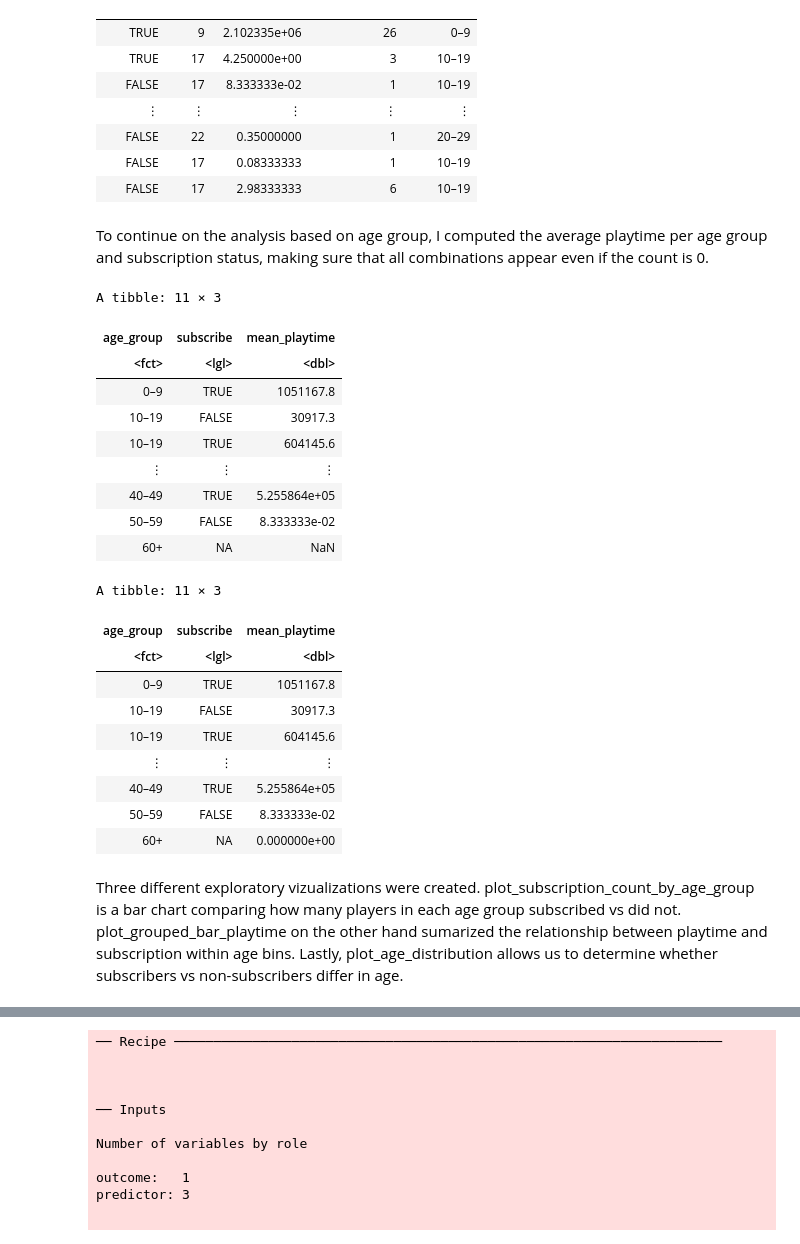
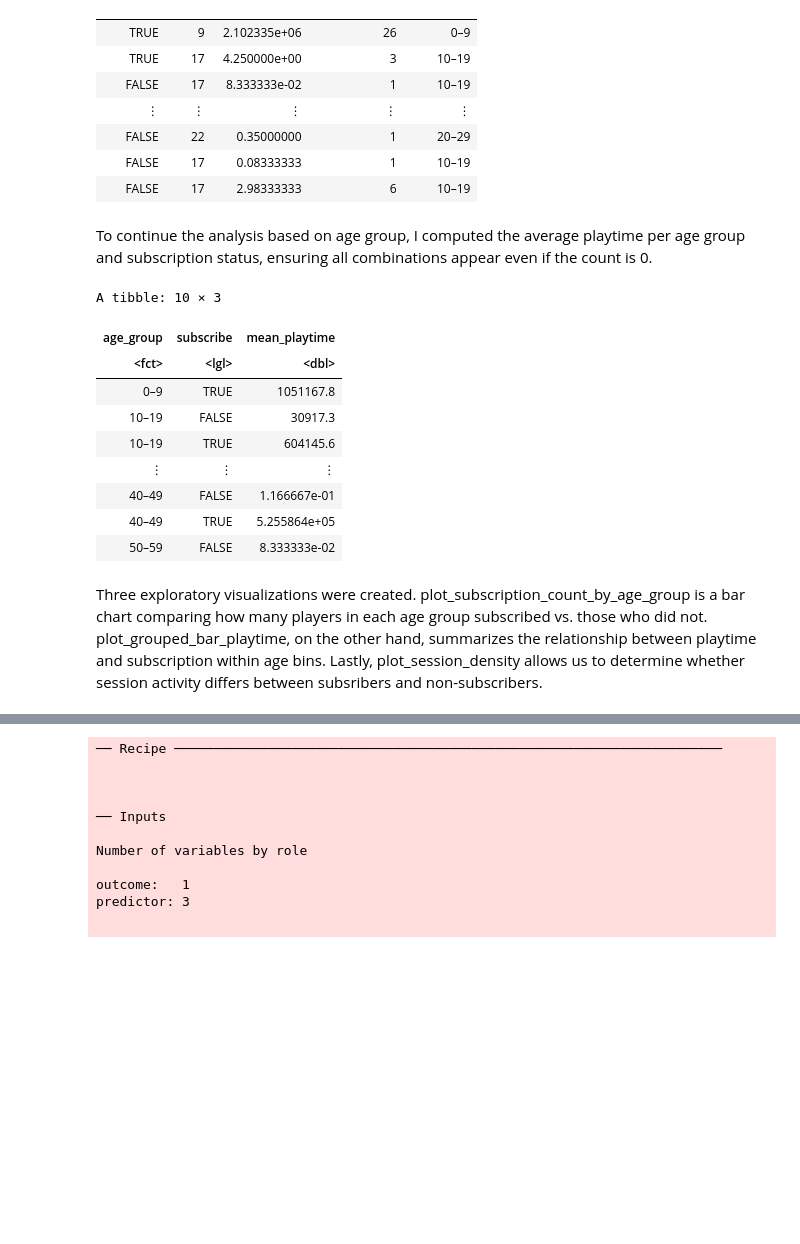
Before and after one commit to Zohranikjo/Game-Related-Newsletter-Subscription-Prediction-, a Jupyter notebook: subscription_modeling.ipynb, the cells around one changed output, grey strips where cells are left out. Drawn from its saved outputs; the diff is of its cells as text; code cells hidden in the pictures; blank space fills up the shorter version.

```diff
--- a/subscription_modeling.ipynb
+++ b/subscription_modeling.ipynb
@@ -252,41 +258,29 @@ A tibble: 123 × 5
 | FALSE | 17 | 0.08333333 | 1 | 10–19 |
 | FALSE | 17 | 2.98333333 | 6 | 10–19 |
 # %% [markdown]
-To continue on the analysis based on age group, I computed the average playtime per age group and subscription status, making sure that all combinations appear even if the count is 0.
+To continue the analysis based on age group, I computed the average playtime per age group and subscription status, ensuring all combinations appear even if the count is 0.
 # %%
 playtime_summary <- model_data |>
   mutate(age_group = factor(age_group, levels = c("0–9", "10–19", "20–29", "30–39", "40–49", "50–59", "60+"))) |>
   group_by(age_group, subscribe, .drop = FALSE) |>
   summarize(
     mean_playtime = mean(total_playtime, na.rm = TRUE),
     .groups = "drop"
-  )
-playtime_summary
-
-playtime_summary <- playtime_summary |>
+  ) |>
+  filter(!is.na(subscribe)) |>
   replace_na(list(mean_playtime = 0))
 
 playtime_summary
 # %% [output]
-A tibble: 11 × 3
+A tibble: 10 × 3
 | age_group | subscribe | mean_playtime |
 | <fct> | <lgl> | <dbl> |
 | 0–9 | TRUE | 1051167.8 |
 | 10–19 | FALSE | 30917.3 |
 | 10–19 | TRUE | 604145.6 |
 | ⋮ | ⋮ | ⋮ |
+| 40–49 | FALSE | 1.166667e-01 |
 | 40–49 | TRUE | 5.255864e+05 |
 | 50–59 | FALSE | 8.333333e-02 |
-| 60+ | NA | NaN |
-A tibble: 11 × 3
-| age_group | subscribe | mean_playtime |
-| <fct> | <lgl> | <dbl> |
-| 0–9 | TRUE | 1051167.8 |
-| 10–19 | FALSE | 30917.3 |
-| 10–19 | TRUE | 604145.6 |
-| ⋮ | ⋮ | ⋮ |
-| 40–49 | TRUE | 5.255864e+05 |
-| 50–59 | FALSE | 8.333333e-02 |
-| 60+ | NA | 0.000000e+00 |
 # %% [markdown]
-Three different exploratory vizualizations were created. plot_subscription_count_by_age_group is a bar chart comparing how many players in each age group subscribed vs did not. plot_grouped_bar_playtime on the other hand sumarized the relationship between playtime and subscription within age bins. Lastly, plot_age_distribution allows us to determine whether subscribers vs non-subscribers differ in age.
+Three exploratory visualizations were created. plot_subscription_count_by_age_group is a bar chart comparing how many players in each age group subscribed vs. those who did not. plot_grouped_bar_playtime, on the other hand, summarizes the relationship between playtime and subscription within age bins. Lastly, plot_session_density allows us to determine whether session activity differs between subsribers and non-subscribers.
```
Also changed, not shown: parts of 45 cells of this notebook.
